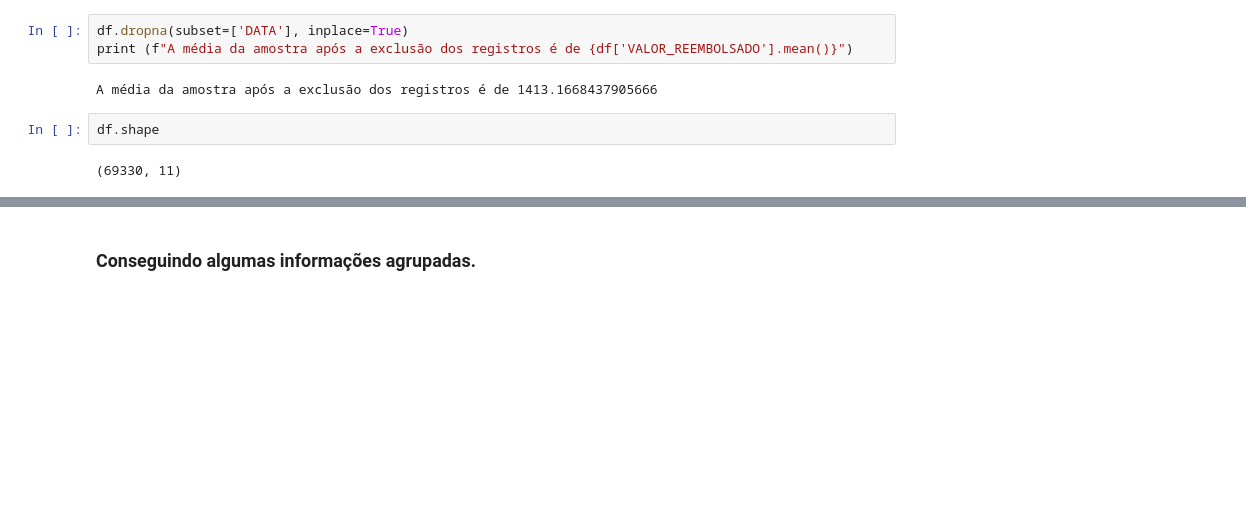
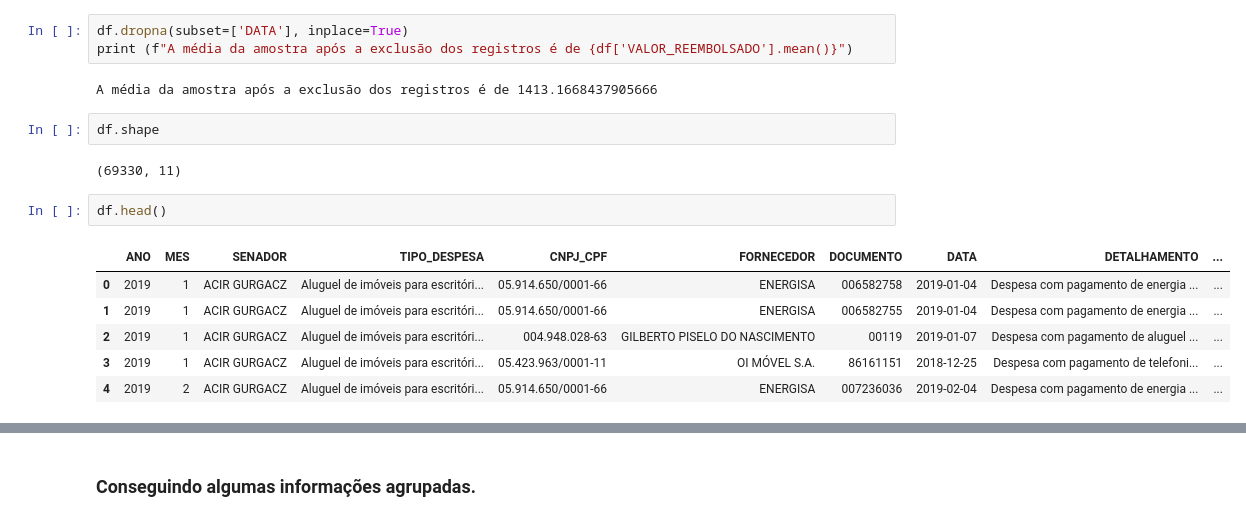
Before and after one commit to JulyAnderson/ds-cotas-parlamentares, a Jupyter notebook: cotas_parlamentares.ipynb, the cells around one changed output, grey strips where cells are left out. Drawn from its saved outputs; the diff is of its cells as text; blank space fills up the shorter version.

```diff
--- a/cotas_parlamentares.ipynb
+++ b/cotas_parlamentares.ipynb
@@ -104,3 +144,12 @@ A média da amostra após a exclusão dos registros é de 1413.1668437905666
 df.shape
 # %% [output]
 (69330, 11)
+# %%
+df.head()
+# %% [output]
+|  | ANO | MES | SENADOR | TIPO_DESPESA | CNPJ_CPF | FORNECEDOR | DOCUMENTO | DATA | DETALHAMENTO | ... |
+| 0 | 2019 | 1 | ACIR GURGACZ | Aluguel de imóveis para escritóri... | 05.914.650/0001-66 | ENERGISA | 006582758 | 2019-01-04 | Despesa com pagamento de energia ... | ... |
+| 1 | 2019 | 1 | ACIR GURGACZ | Aluguel de imóveis para escritóri... | 05.914.650/0001-66 | ENERGISA | 006582755 | 2019-01-04 | Despesa com pagamento de energia ... | ... |
+| 2 | 2019 | 1 | ACIR GURGACZ | Aluguel de imóveis para escritóri... | 004.948.028-63 | GILBERTO PISELO DO NASCIMENTO | 00119 | 2019-01-07 | Despesa com pagamento de aluguel ... | ... |
+| 3 | 2019 | 1 | ACIR GURGACZ | Aluguel de imóveis para escritóri... | 05.423.963/0001-11 | OI MÓVEL S.A. | 86161151 | 2018-12-25 | Despesa com pagamento de telefoni... | ... |
+| 4 | 2019 | 2 | ACIR GURGACZ | Aluguel de imóveis para escritóri... | 05.914.650/0001-66 | ENERGISA | 007236036 | 2019-02-04 | Despesa com pagamento de energia ... | ... |
```
Also changed, not shown: parts of 18 cells of this notebook.
